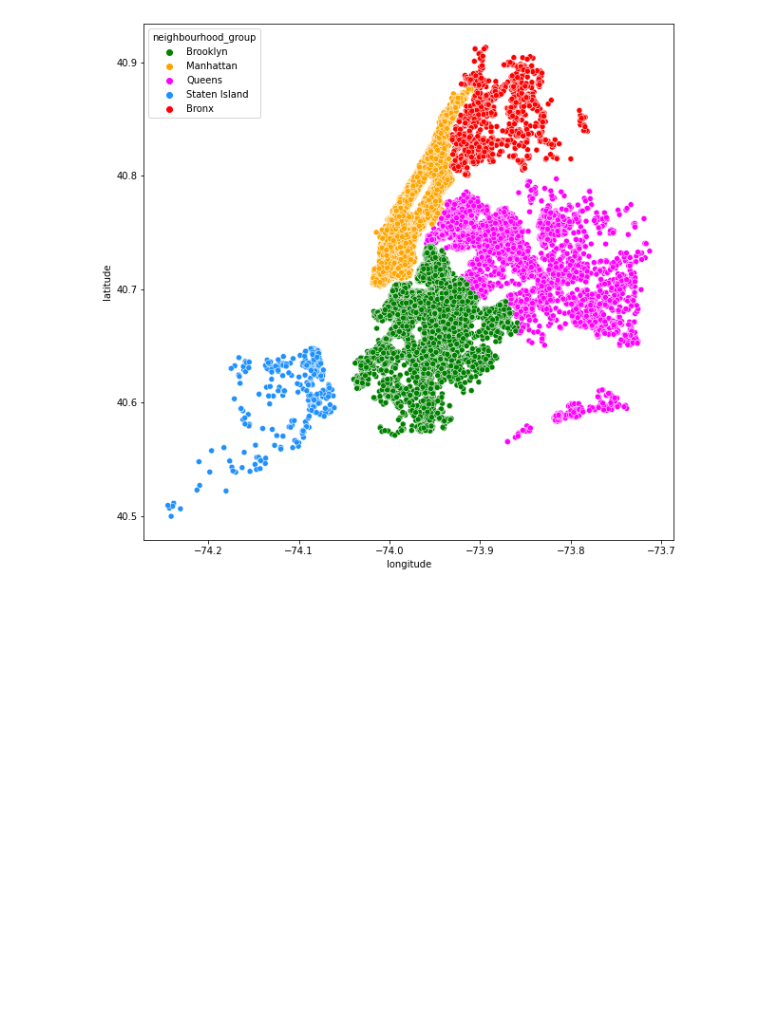
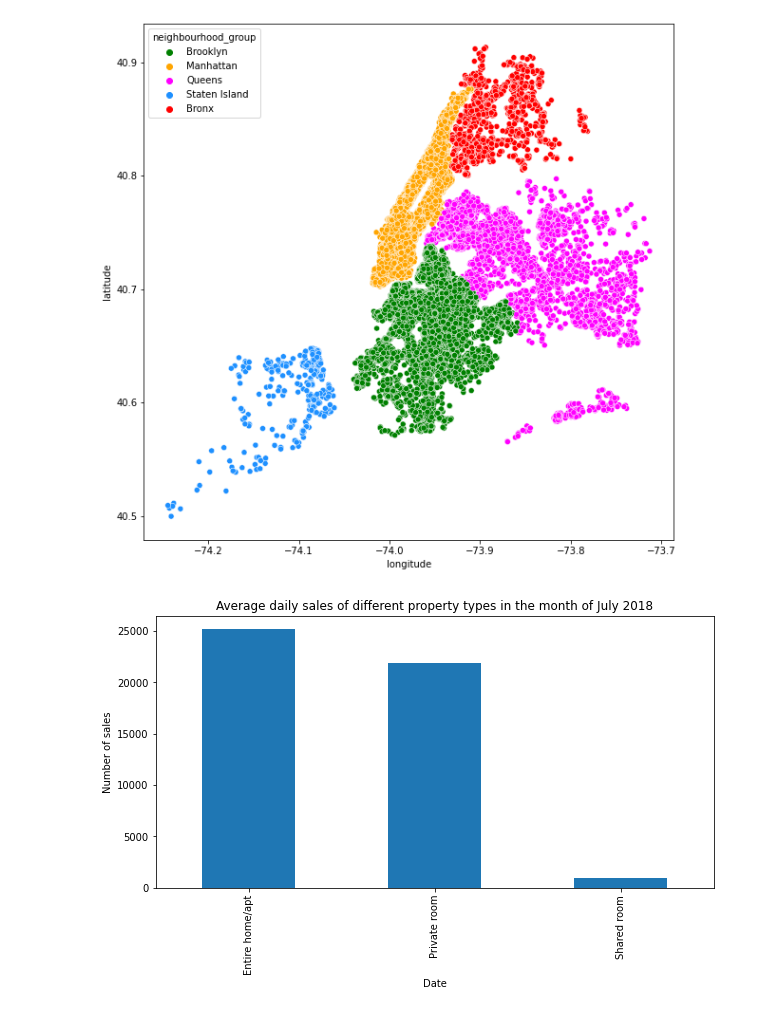
Before and after one commit to Ishakasar/NY_Airbnb, a Jupyter notebook: Isha_Kasar_Team_4_Capstone_Project.ipynb, the cells around one changed output. Cells and saved outputs as stored; diff of their text form; code cells hidden in the pictures; blank space fills up the shorter version.

```diff
--- a/Isha_Kasar_Team_4_Capstone_Project.ipynb
+++ b/Isha_Kasar_Team_4_Capstone_Project.ipynb
@@ -242,3 +244,14 @@ plt.figure(figsize=(10,10))
 ng =sns.scatterplot(x="longitude", y="latitude", hue="neighbourhood_group",palette=['green','orange','magenta','dodgerblue','red'], legend='full',data=air_df)
 # %% [output]
 [figure]
+# %%
+room_price = air_df["room_type"].value_counts()
+# %%
+room_price.plot(kind='bar')
+
+plt.title('Average daily sales of different property types in the month of July 2018')
+plt.ylabel('Number of sales')
+plt.xlabel('Date')
+plt.rcParams['figure.figsize'] = (10, 5)
+# %% [output]
+[figure, added]
```
Also changed, not shown: parts of 34 cells of this notebook.
